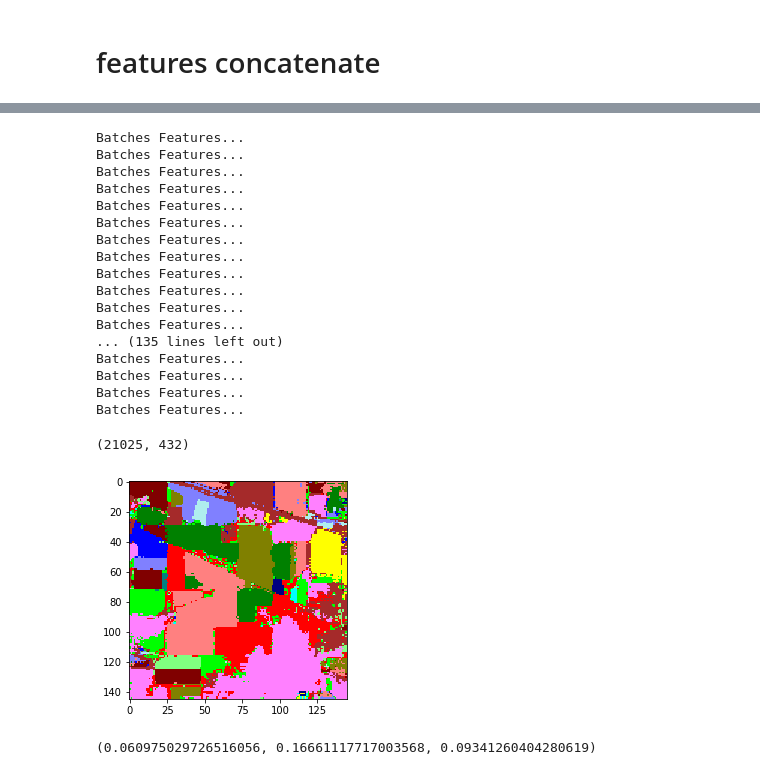
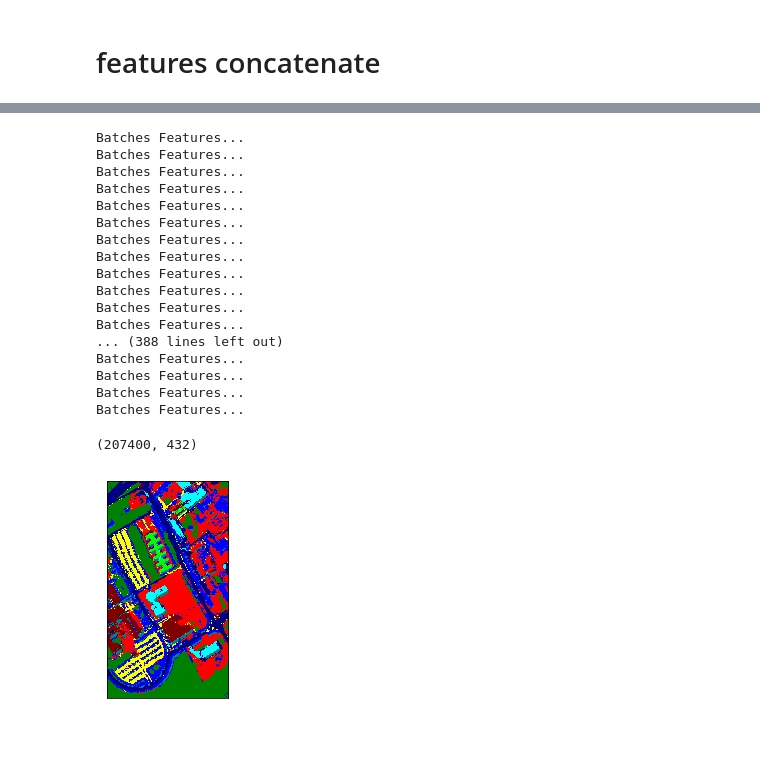
Before and after one commit to Taoorwell/hs, a Jupyter notebook: feature_fusion.ipynb, the cells around one changed output, grey strips where cells are left out. Cells and saved outputs as stored; diff of their text form; code cells hidden in the pictures; blank space fills up the shorter version.

```diff
--- a/feature_fusion.ipynb
+++ b/feature_fusion.ipynb
@@ -31,8 +31,8 @@ image_shape = [(145, 145), (1096, 715), (610, 340), (512, 614)]
 DATA_PATH = [IP_DATA_PATH, PAVIA_DATA_PATH, PAVIA_U_DATA_PATH, KSC_DATA_PATH]
 TRAIN_PATH = [IP_TRAIN_PATH, PAVIA_TRAIN_PATH, PAVIA_U_TRAIN_PATH, KSC_TRAIN_PATH]
 # %%
-i = 0
-m = 17
+i = 2
+m = 41
 # %% [markdown]
 # data prep
 # %%
@@ -234,5 +234,5 @@ print(OA, KAPPA)
 cnn_1d_path = r"e:/HSI/code/new_model_0/"
 cnn_2d_path = r"e:/HSI/code/new_model_2/"
 # %%
-cnn_1d_model = load_model(cnn_1d_path + "cnn_1d_IP.h5")
-cnn_2d_model = load_model(cnn_2d_path + "17-cnn_2d_IP.h5")
+cnn_1d_model = load_model(cnn_1d_path + "cnn_1d_P.h5")
+cnn_2d_model = load_model(cnn_2d_path + "41-cnn_2d_P.h5")
@@ -264,7 +304,7 @@ print(fusion_layer.shape)
 inputs = Input(shape=(fusion_layer.shape[-1],))
 y = Dense(128, activation='relu')(inputs)
 y = Dense(128, activation='relu')(y)
-output = Dense(c[0], activation='softmax')(y)
+output = Dense(c[i], activation='softmax')(y)
 # %%
 model1 = Model(inputs=inputs, outputs=output)
 # %%
@@ -376,5 +425,5 @@ print_plot_cm(y_test, pred)
 # %%
-bands_data_dict = sio.loadmat(MAIN_FOLDER+DATA_PATH[0])
+bands_data_dict = sio.loadmat(MAIN_FOLDER+DATA_PATH[2])
 bands_data_1 = bands_data_dict[list(bands_data_dict.keys())[-1]]
 bands_data_1 = norma_data(bands_data_1)
 # %%
@@ -428,7 +477,7 @@ Batches Features...
 Batches Features...
 Batches Features...
 Batches Features...
-... (135 lines left out)
+... (388 lines left out)
 Batches Features...
 Batches Features...
 Batches Features...
@@ -436,15 +485,12 @@ Batches Features...
 # %%
 print(f2.shape)
 # %% [output]
-(21025, 432)
+(207400, 432)
 # %%
 f3 = np.concatenate([f1, f2], axis=1)
 # %%
 p = model1.predict(f3)
-# %%
-write_whole_image_classification_result(p, shape=(145, 145))
-
-write_whole_image_predicts_prob(p, shape=(145, 145))
-# %% [output]
-[figure, removed]
-(0.060975029726516056, 0.16661117717003568, 0.09341260404280619)
+# %%
+write_whole_image_classification_result(p, shape=(610, 340))
+# %% [output]
+[figure, added]
```
Also changed, not shown: parts of 22 cells of this notebook, 3 other files.
